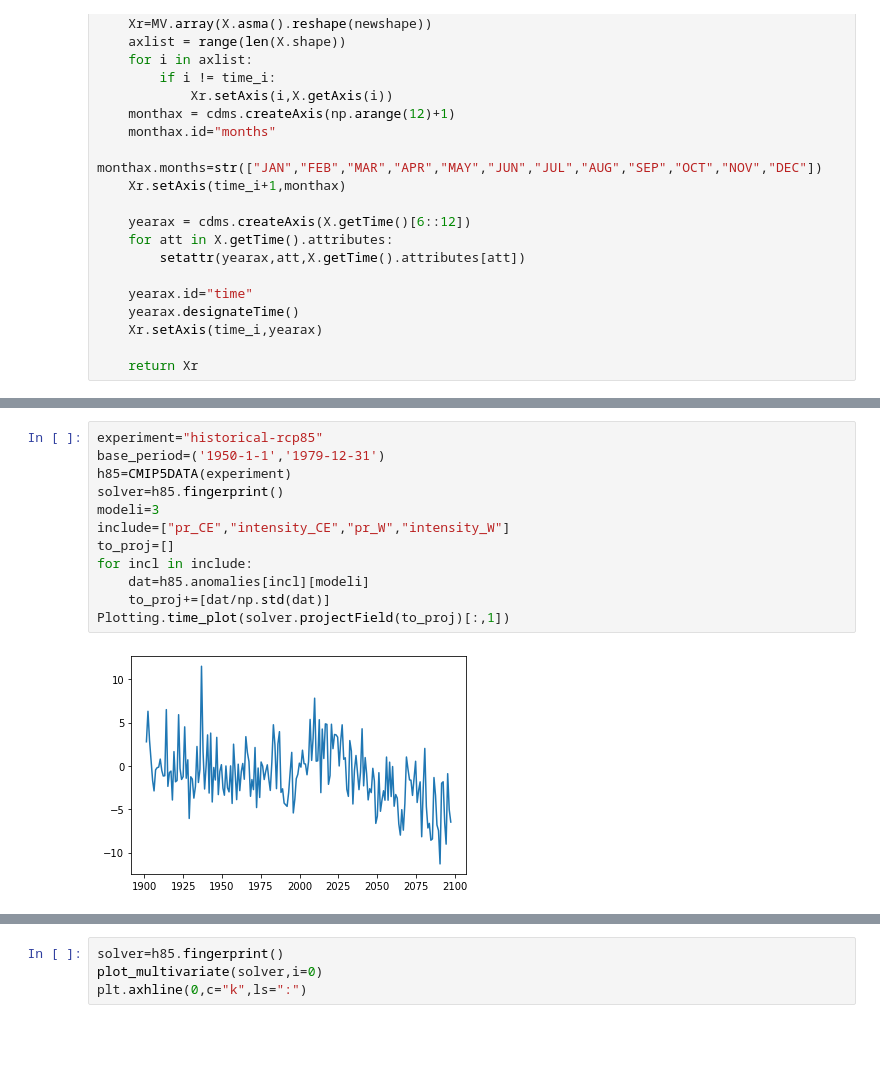
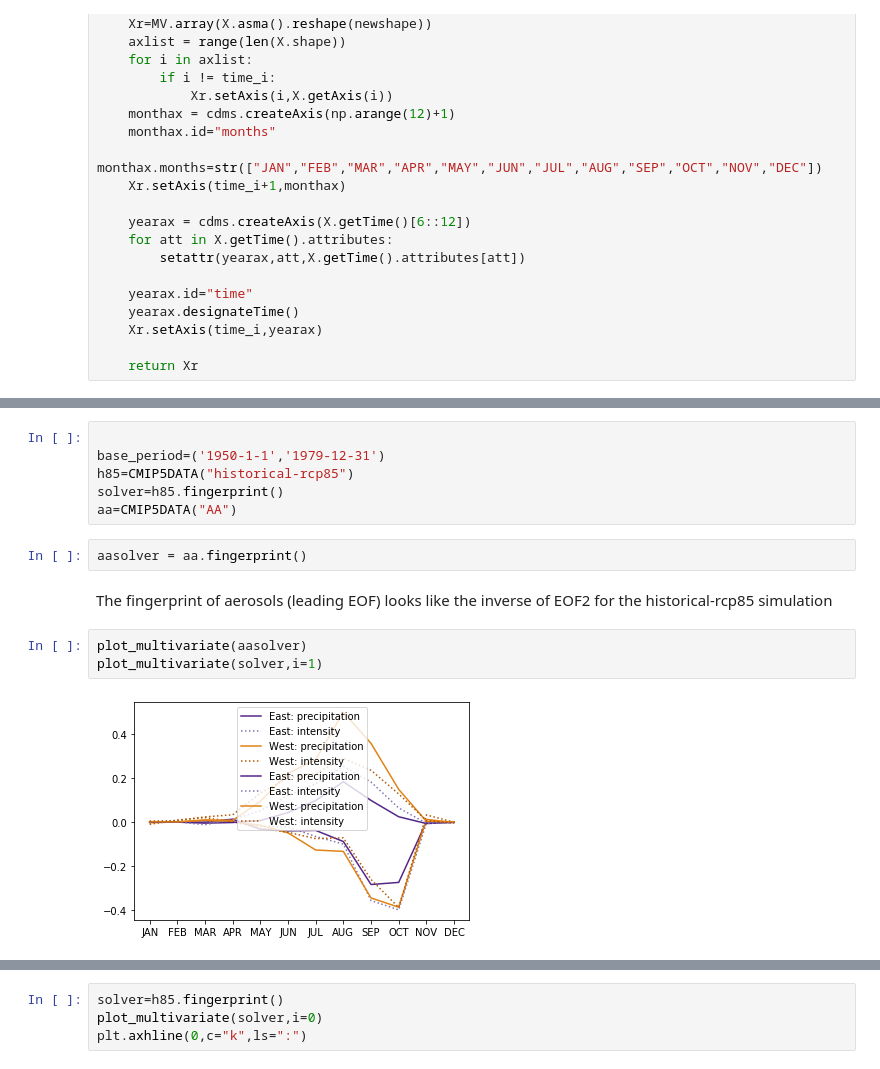
Before and after one commit to katemarvel/Sahel_Code, a Jupyter notebook: SahelFingerprinting.ipynb, the cells around one changed output, grey strips where cells are left out. Drawn from its saved outputs; the diff is of its cells as text; blank space fills up the shorter version.

```diff
--- a/SahelFingerprinting.ipynb
+++ b/SahelFingerprinting.ipynb
@@ -153,17 +155,18 @@ def plot_multivariate(solver,i=0):
     months=["JAN","FEB","MAR","APR","MAY","JUN","JUL","AUG","SEP","OCT","NOV","DEC"]
     plt.xticks(np.arange(12),months)
     plt.legend()
-# %%
-experiment="historical-rcp85"
-base_period=('1950-1-1','1979-12-31')
-h85=CMIP5DATA(experiment)
-solver=h85.fingerprint()
-modeli=3
-include=["pr_CE","intensity_CE","pr_W","intensity_W"]
-to_proj=[]
-for incl in include:
-    dat=h85.anomalies[incl][modeli]
-    to_proj+=[dat/np.std(dat)]
-Plotting.time_plot(solver.projectField(to_proj)[:,1])
-# %% [output]
-[figure, removed]
+# %%
+
+base_period=('1950-1-1','1979-12-31')
+h85=CMIP5DATA("historical-rcp85")
+solver=h85.fingerprint()
+aa=CMIP5DATA("AA")
+# %%
+aasolver = aa.fingerprint()
+# %% [markdown]
+The fingerprint of aerosols (leading EOF) looks like the inverse of EOF2 for the historical-rcp85 simulation
+# %%
+plot_multivariate(aasolver)
+plot_multivariate(solver,i=1)
+# %% [output]
+[figure, added]
```
Also changed, not shown: parts of 11 cells of this notebook, 2 other files.
